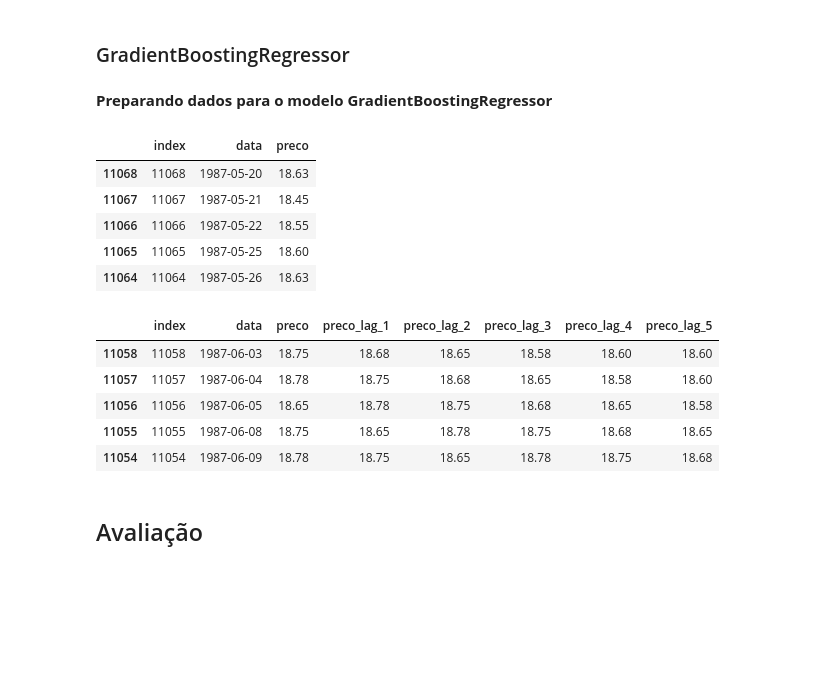
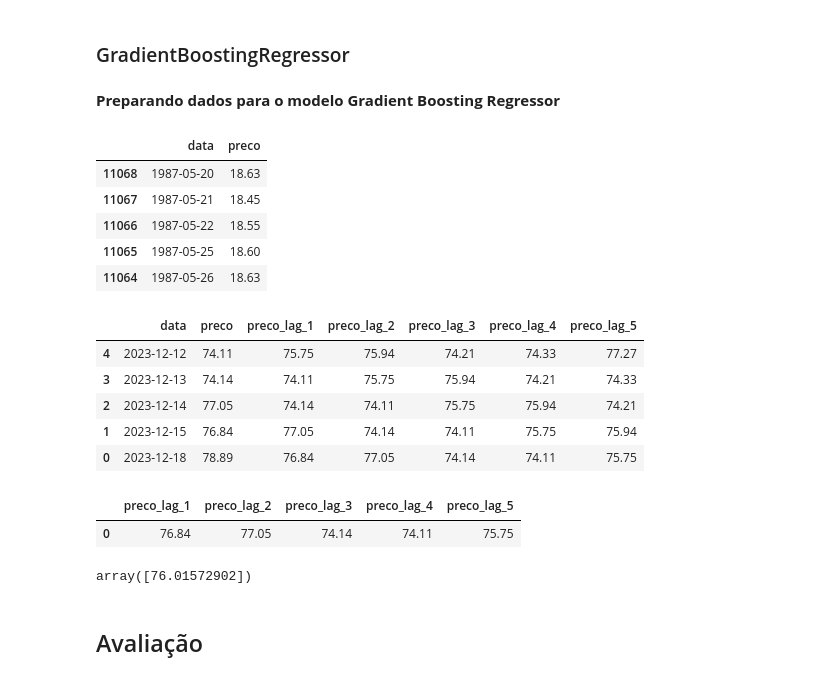
Before and after one commit to jorgeplatero/postech_techchallenge_fase_4, a Jupyter notebook: time_series_petroleo_brent.ipynb, the cells around one changed output. Drawn from its saved outputs; the diff is of its cells as text; code cells hidden in the pictures; blank space fills up the shorter version.

```diff
--- a/time_series_petroleo_brent.ipynb
+++ b/time_series_petroleo_brent.ipynb
@@ -536,17 +536,17 @@ fig.show()
 # %% [markdown]
 ### GradientBoostingRegressor
 # %% [markdown]
-**Preparando dados para o modelo GradientBoostingRegressor**
+**Preparando dados para o modelo Gradient Boosting Regressor**
 # %%
-df_gbr = df.reset_index().sort_values('data').copy()
+df_gbr = df.sort_values('data').copy()
 df_gbr.head()
 # %% [output]
-|  | index | data | preco |
-| 11068 | 11068 | 1987-05-20 | 18.63 |
-| 11067 | 11067 | 1987-05-21 | 18.45 |
-| 11066 | 11066 | 1987-05-22 | 18.55 |
-| 11065 | 11065 | 1987-05-25 | 18.60 |
-| 11064 | 11064 | 1987-05-26 | 18.63 |
+|  | data | preco |
+| 11068 | 1987-05-20 | 18.63 |
+| 11067 | 1987-05-21 | 18.45 |
+| 11066 | 1987-05-22 | 18.55 |
+| 11065 | 1987-05-25 | 18.60 |
+| 11064 | 1987-05-26 | 18.63 |
 # %%
 from sklearn.ensemble import GradientBoostingRegressor
 from sklearn.model_selection import train_test_split
@@ -572,14 +572,24 @@ modelo_gbr.fit(X_train, y_train)
 
 y_pred = modelo_gbr.predict(X_test)
 # %%
-df_gbr.head()
+df_gbr.tail()
 # %% [output]
-|  | index | data | preco | preco_lag_1 | preco_lag_2 | preco_lag_3 | preco_lag_4 | preco_lag_5 |
-| 11058 | 11058 | 1987-06-03 | 18.75 | 18.68 | 18.65 | 18.58 | 18.60 | 18.60 |
-| 11057 | 11057 | 1987-06-04 | 18.78 | 18.75 | 18.68 | 18.65 | 18.58 | 18.60 |
-| 11056 | 11056 | 1987-06-05 | 18.65 | 18.78 | 18.75 | 18.68 | 18.65 | 18.58 |
-| 11055 | 11055 | 1987-06-08 | 18.75 | 18.65 | 18.78 | 18.75 | 18.68 | 18.65 |
-| 11054 | 11054 | 1987-06-09 | 18.78 | 18.75 | 18.65 | 18.78 | 18.75 | 18.68 |
+|  | data | preco | preco_lag_1 | preco_lag_2 | preco_lag_3 | preco_lag_4 | preco_lag_5 |
+| 4 | 2023-12-12 | 74.11 | 75.75 | 75.94 | 74.21 | 74.33 | 77.27 |
+| 3 | 2023-12-13 | 74.14 | 74.11 | 75.75 | 75.94 | 74.21 | 74.33 |
+| 2 | 2023-12-14 | 77.05 | 74.14 | 74.11 | 75.75 | 75.94 | 74.21 |
+| 1 | 2023-12-15 | 76.84 | 77.05 | 74.14 | 74.11 | 75.75 | 75.94 |
+| 0 | 2023-12-18 | 78.89 | 76.84 | 77.05 | 74.14 | 74.11 | 75.75 |
+# %%
+df_gbr.tail(1).drop(columns=['data','preco'])
+# %% [output]
+|  | preco_lag_1 | preco_lag_2 | preco_lag_3 | preco_lag_4 | preco_lag_5 |
+| 0 | 76.84 | 77.05 | 74.14 | 74.11 | 75.75 |
+# %%
+y_pred_test = modelo_gbr.predict(df_gbr.tail(1).drop(columns=['data','preco']))
+y_pred_test
+# %% [output]
+array([76.01572902])
 # %% [markdown]
 ## Avaliação
 # %% [markdown]
```
Also changed, not shown: parts of 15 cells of this notebook, 3 other files.
